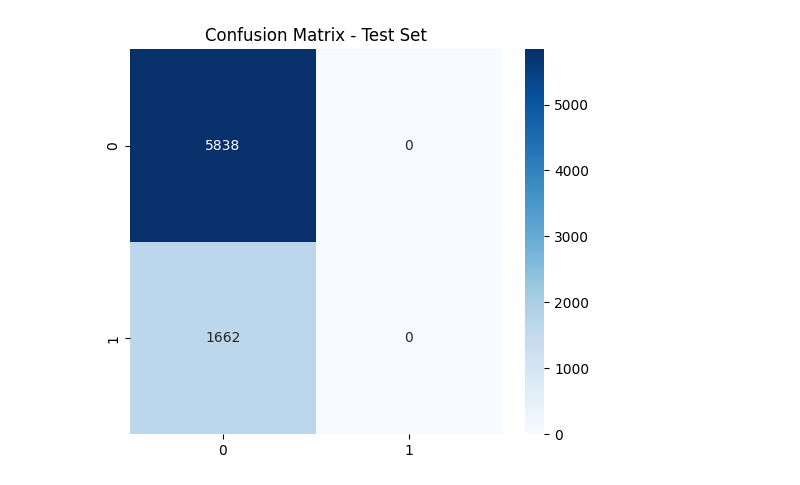
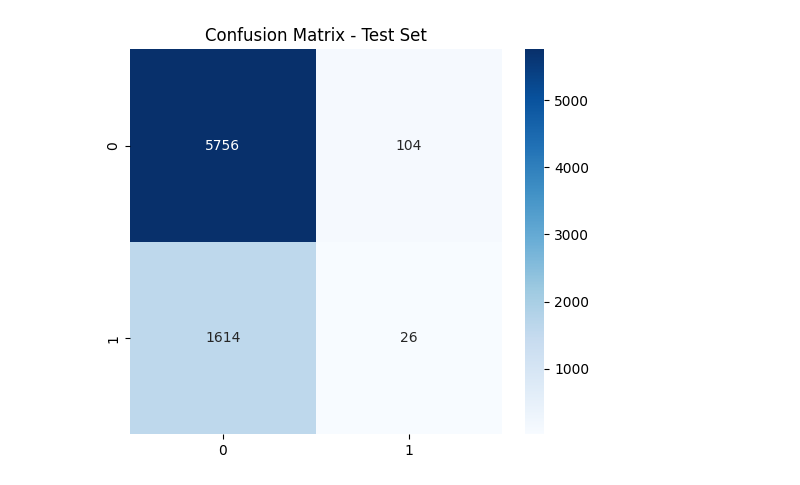
Before and after one commit to Jui1337/responsible-ai-security, a Jupyter notebook: rai-img-merged/baseline-model-attack.ipynb, the cells around one changed output. Saved outputs shown, nothing was run; the diff lists cells and outputs as text; code cells hidden in the pictures.

```diff
--- a/rai-img-merged/baseline-model-attack.ipynb
+++ b/rai-img-merged/baseline-model-attack.ipynb
@@ -189,9 +188,9 @@ def get_adversarial_examples(X_train_subset, y_train_subset, num_classes=2):
     # Generate adversarial samples
     x_train_adv = zoo.generate(X_train_subset)
 
-    return x_train_adv, model
+    return x_train_adv
 # %%
-x_train_adv, model = get_adversarial_examples(X_train_subset, y_train_subset, num_classes=2)
+x_train_adv = get_adversarial_examples(X_train_subset, y_train_subset, num_classes=2)
 # %%
 import xgboost as xgb
 import matplotlib.pyplot as plt
@@ -200,9 +199,8 @@ from sklearn.metrics import accuracy_score, confusion_matrix, classification_rep
 from sklearn.model_selection import train_test_split
 
 
-# Train the model on adversarial data
-xgb_model.fit(x_train_adv, y_train_subset,
-                       eval_set=[(X_test_og, y_test)], verbose=False)
+# Convert all datasets to NumPy arrays before training
+xgb_model.fit(x_train_adv, y_train_subset,  verbose=False)
 
 # Predictions on the test set (not the original or adversarial training data)
 y_pred_test = xgb_model.predict(X_test_og)
@@ -219,79 +217,4 @@ plt.figure(figsize=(6, 5))
 sns.heatmap(cm_test, annot=True, fmt='d', cmap='Blues')
 plt.title("Confusion Matrix - Test Set")
 plt.show()
-
-
-'''
-# Transform original and adversarial data using the preprocessor
-X_train_transformed = pipeline.named_steps['preprocessor'].transform(X_train_og)
-# Ensure x_train_adv is a DataFrame
-if isinstance(x_train_adv, np.ndarray):
-    x_train_adv = pd.DataFrame(x_train_adv, columns=X_train_og.columns)
-
-X_train_adv_transformed = pipeline.named_steps['preprocessor'].transform(x_train_adv)
-print(X_train_adv_transformed.shape)
-
-# Merge original and adversarial datasets
-X_train_combined = np.vstack((X_train_transformed, X_train_adv_transformed))
-print(X_train_combined.shape)
-
-print(y_train.shape)
-print(y_train_subset.shape)
-
-y_train_combined = np.vstack((y_train, y_train_subset))
-
-# Shuffle the combined dataset
-X_train, X_test, y_train, y_test = train_test_split(
-    X_train_combined, y_train_combined, test_size=0.25, random_state=40, stratify=y_train_combined
-)
-
-# Train a new XGBoost model on the combined dataset
-xgb_model_combined = xgb.XGBClassifier(
-    tree_method='hist',
-    random_state=10,
-    n_jobs=-1,
-    learning_rate=0.17,
-    reg_alpha=0.65,
-    reg_lambda=1.0,
-    eval_metric='logloss',
-    use_label_encoder=False,
-    n_estimators=700,
-    early_stopping_rounds=65
-)
-
-xgb_model_combined.fit(
-    X_train, y_train,
-    eval_set=[(X_train, y_train), (X_test, y_test)],
-    verbose=False
-)
-
-# Predictions on the test set
-y_pred = xgb_model_combined.predict(X_test)
-
-# Compute accuracy
-accuracy = accuracy_score(y_test, y_pred)
-print(f"Accuracy on Merged Dataset: {accuracy * 100:.2f}%")
-
-# Confusion Matrix
-cm = confusion_matrix(y_test, y_pred)
-
-# Plot Confusion Matrix
-plt.figure(figsize=(6, 5))
-sns.heatmap(cm, annot=True, fmt='d', cmap='Blues')
-plt.title("Confusion Matrix - Merged Dataset")
-plt.show()
-
-# Extract evaluation results
-evals_result_combined = xgb_model_combined.evals_result()
-
-# Plot training and validation log loss
-plt.figure(figsize=(10, 5))
-plt.plot(evals_result_combined['validation_0']['logloss'], label='Train Log Loss', color='blue')
-plt.plot(evals_result_combined['validation_1']['logloss'], label='Test Log Loss', color='red')
-plt.xlabel("Epochs")
-plt.ylabel("Log Loss")
-plt.title("XGBoost Training Progress (Merged Dataset)")
-plt.legend()
-plt.show()
-'''
 # %% [output]
@@ -299 +222 @@ Accuracy on Test Set: 77.84%
-[figure, old version]
+[figure, new version]
```
Also changed, not shown: parts of 7 cells of this notebook.
